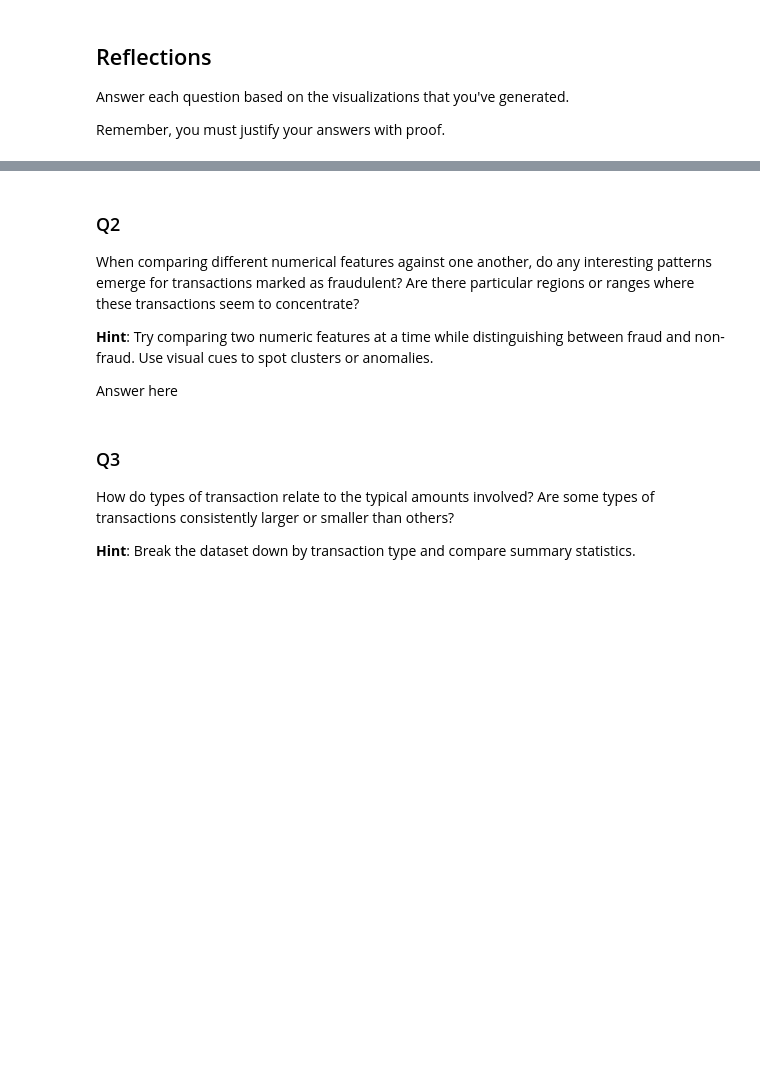
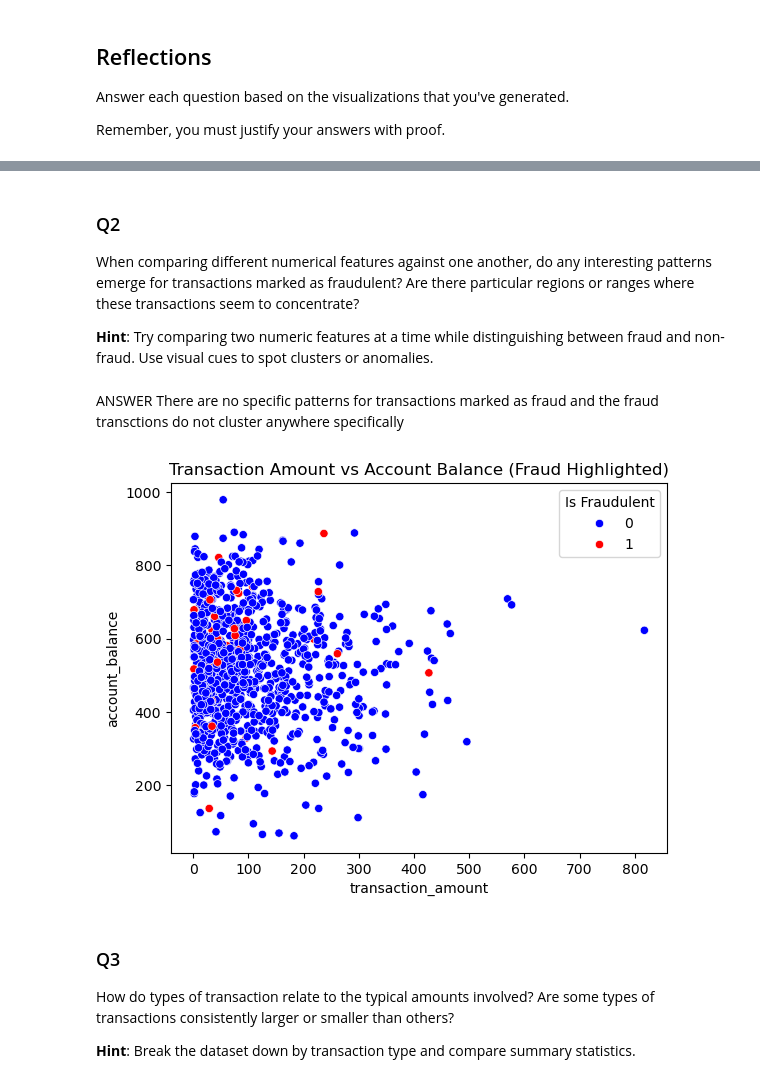
Before and after one commit to thecrownreturns/Detect-Fraud, a Jupyter notebook: notebooks/eda.ipynb, the cells around one changed output, grey strips where cells are left out. Cells and saved outputs as stored; diff of their text form; code cells hidden in the pictures; blank space fills up the shorter version.

```diff
--- a/notebooks/eda.ipynb
+++ b/notebooks/eda.ipynb
@@ -75,8 +127,22 @@ The values are distributed normally giving a bell shaped curve for most but the
 When comparing different numerical features against one another, do any interesting patterns emerge for transactions marked as fraudulent? Are there particular regions or ranges where these transactions seem to concentrate?
 
 **Hint**: Try comparing two numeric features at a time while distinguishing between fraud and non-fraud. Use visual cues to spot clusters or anomalies.
-
-Answer here
+# %% [markdown]
+ANSWER
+There are no specific patterns for transactions marked as fraud and the fraud transctions do not cluster anywhere specifically
+# %%
+sns.scatterplot(
+    data=transactions,
+    x='transaction_amount',
+    y='account_balance',
+    hue='is_fraudulent',
+    palette={0: 'blue', 1: 'red'}
+)
+plt.title('Transaction Amount vs Account Balance (Fraud Highlighted)')
+plt.legend(title='Is Fraudulent')
+plt.show()
+# %% [output]
+[figure, added]
 # %% [markdown]
 ### Q3
 
```
Also changed, not shown: parts of 25 cells of this notebook.
